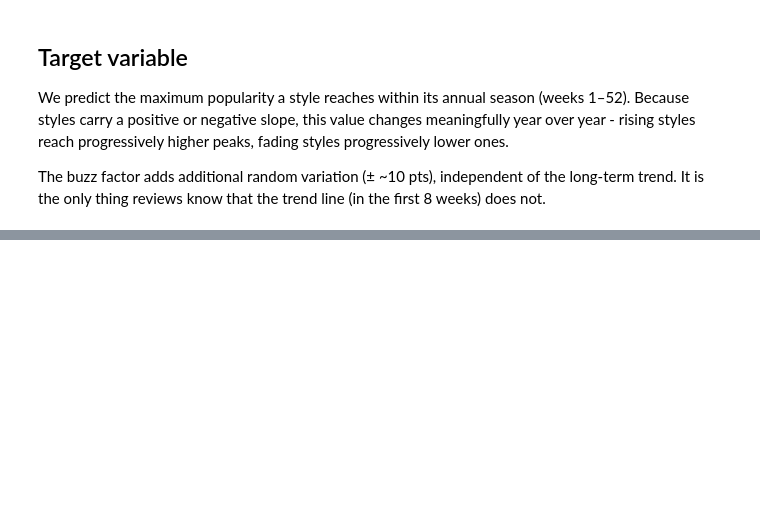
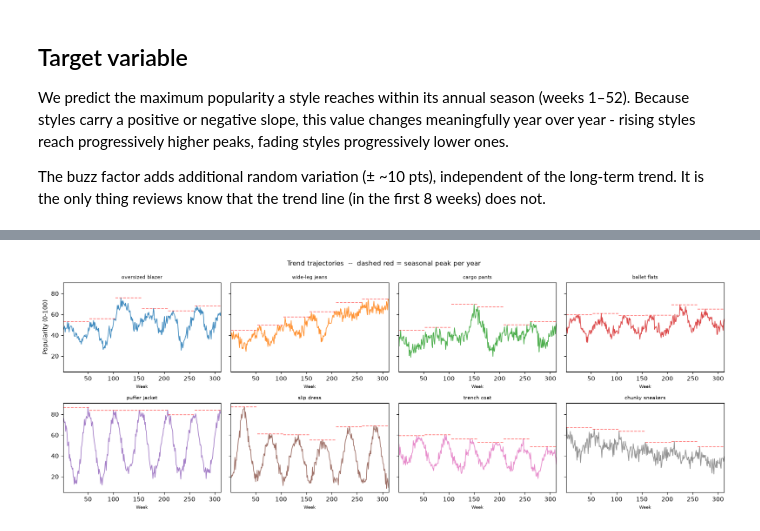
Before and after one commit to radostinaaa/fashion-peak-prediction, a Jupyter notebook: 00_overview_and_data.ipynb, the cells around one changed output, grey strips where cells are left out. Drawn from its saved outputs; the diff is of its cells as text; code cells hidden in the pictures; blank space fills up the shorter version.

Commit message:
review signal and volume, results

```diff
--- a/00_overview_and_data.ipynb
+++ b/00_overview_and_data.ipynb
@@ -154,6 +154,7 @@ We predict the maximum popularity a style reaches within its annual season (week
 The buzz factor adds additional random variation (± ~10 pts), independent of the long-term trend. It is the only thing reviews know that the trend line (in the first 8 weeks) does not.
 # %%
 # Review generator: ~40 reviews per style x year, week-stamped.
+N_REVIEWS    = 40
 BUZZ_SIGNAL  = 0.12
 rev_rng      = np.random.default_rng(SEED + 1)
 rev_rows     = []
@@ -179,0 +197,27 @@ reviews.head()
+# %%
+# Plot 1: Trend trajectories with annual peak-value markers
+fig, axes = plt.subplots(2, 4, figsize=(16, 6), sharey=True)
+axes   = axes.flatten()
+colors = plt.cm.tab10.colors
+
+for i, style in enumerate(STYLE_NAMES):
+    ax  = axes[i]
+    ser = all_series[style]
+    ax.plot(np.arange(1, N_WEEKS + 1), ser, color=colors[i], linewidth=1.2, alpha=0.85)
+    for y in range(N_YEARS):
+        pv = truth.loc[
+            (truth['style'] == style) & (truth['year'] == y), 'actual_peak_value'
+        ].values[0]
+        ax.axhline(pv, xmin=y / N_YEARS, xmax=(y + 1) / N_YEARS,
+                   color='red', linewidth=1.2, linestyle='--', alpha=0.55)
+    ax.set_title(style, fontsize=8)
+    ax.set_xlim(1, N_WEEKS)
+    ax.set_xlabel('Week', fontsize=7)
+
+axes[0].set_ylabel('Popularity (0-100)')
+fig.suptitle('Trend trajectories  --  dashed red = seasonal peak per year', fontsize=11)
+plt.tight_layout()
+plt.savefig(RESULTS_DIR / 'fig_trends.png', dpi=100)
+plt.show()
+# %% [output]
+[figure, added]
```
Also changed, not shown: parts of 7 cells of this notebook, 5 other files.
